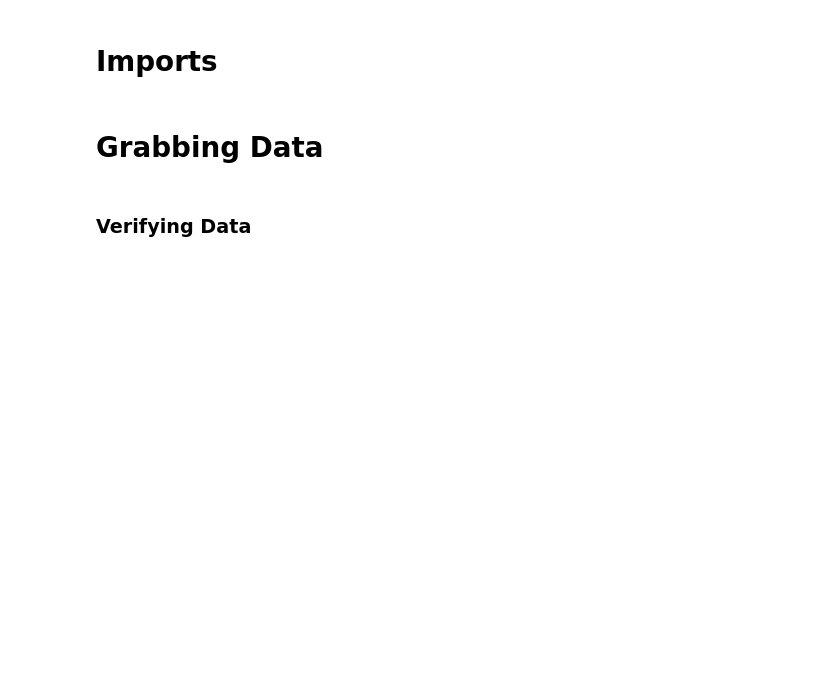
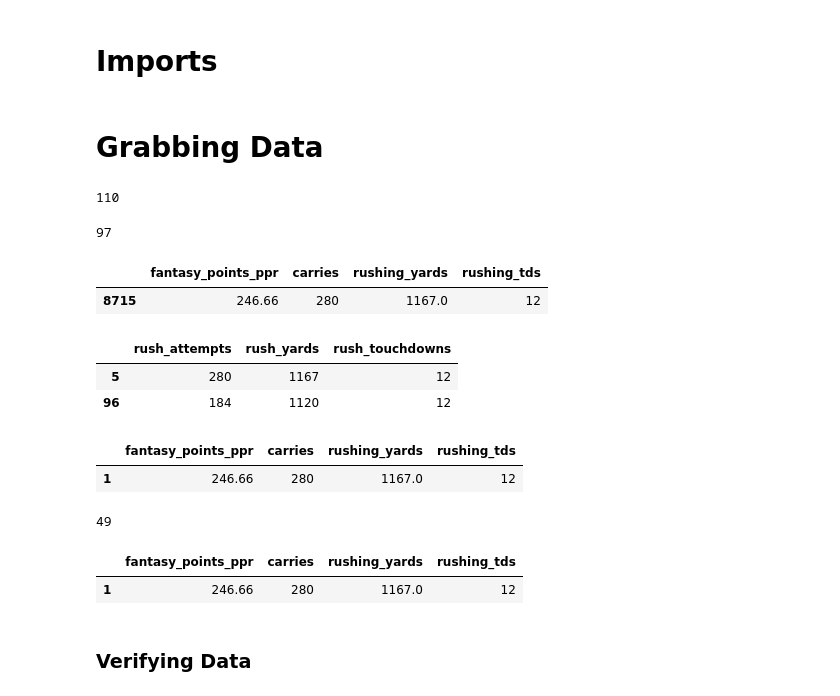
Before and after one commit to Alex-Bishka/Fantasy, a Jupyter notebook: Analysis/Notebooks/SeasonReviewNotebooks/Season Review - Clustering (modularized).ipynb, the cells around one changed output. Cells and saved outputs as stored; diff of their text form; code cells hidden in the pictures; blank space fills up the shorter version.

```diff
--- a/Analysis/Notebooks/SeasonReviewNotebooks/Season Review - Clustering (modularized).ipynb
+++ b/Analysis/Notebooks/SeasonReviewNotebooks/Season Review - Clustering (modularized).ipynb
@@ -17,2 +17,23 @@ position = 'TE'
 # %%
 df_review = df_all.query(f"season == {season} and position == '{position}' and games >= 5").copy()
+# %%
+len(df_review)
+# %% [output]
+110
+# %%
+df_ngs_rushing = pd.read_csv("df_ngs_rushing_23_&_24_season.csv")
+# %%
+len(df_ngs_rushing)
+# %% [output]
+97
+# %%
+df_review.query("player_name == 'Derrick Henry'")[['fantasy_points_ppr', 'carries', 'rushing_yards', 'rushing_tds']]
+# %% [output]
+|  | fantasy_points_ppr | carries | rushing_yards | rushing_tds |
+| 8715 | 246.66 | 280 | 1167.0 | 12 |
+# %%
+df_ngs_rushing.query("player_display_name == 'Derrick Henry'")[["rush_attempts", "rush_yards", "rush_touchdowns"]]
+# %% [output]
+|  | rush_attempts | rush_yards | rush_touchdowns |
+| 5 | 280 | 1167 | 12 |
+| 96 | 184 | 1120 | 12 |
@@ -19,3 +47,19 @@ df_review = df_all.query(f"season == {season} and position == '{position}' and g
+# %%
+df_merged.query("player_name == 'Derrick Henry'")[['fantasy_points_ppr', 'carries', 'rushing_yards', 'rushing_tds']]
+# %% [output]
+|  | fantasy_points_ppr | carries | rushing_yards | rushing_tds |
+| 1 | 246.66 | 280 | 1167.0 | 12 |
+# %%
+len(df_merged)
+# %% [output]
+49
+# %%
+df_review = None
+df_review = df_merged.copy()
+df_review.query("player_name == 'Derrick Henry'")[['fantasy_points_ppr', 'carries', 'rushing_yards', 'rushing_tds']]
+# %% [output]
+|  | fantasy_points_ppr | carries | rushing_yards | rushing_tds |
+| 1 | 246.66 | 280 | 1167.0 | 12 |
 # %% [markdown]
 ### Verifying Data
 # %%
```
Also changed, not shown: parts of 14 cells of this notebook, 5 other files.
